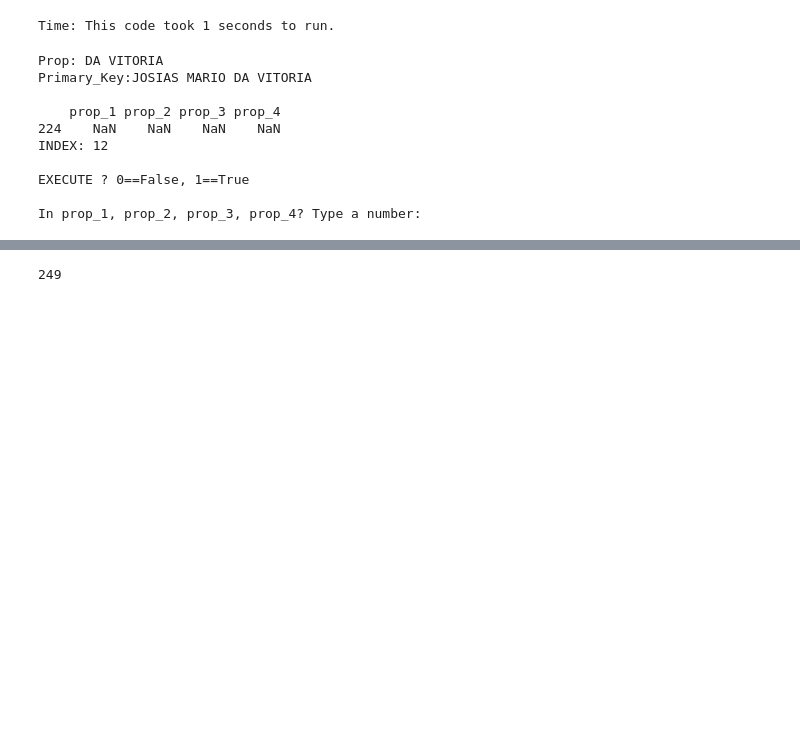
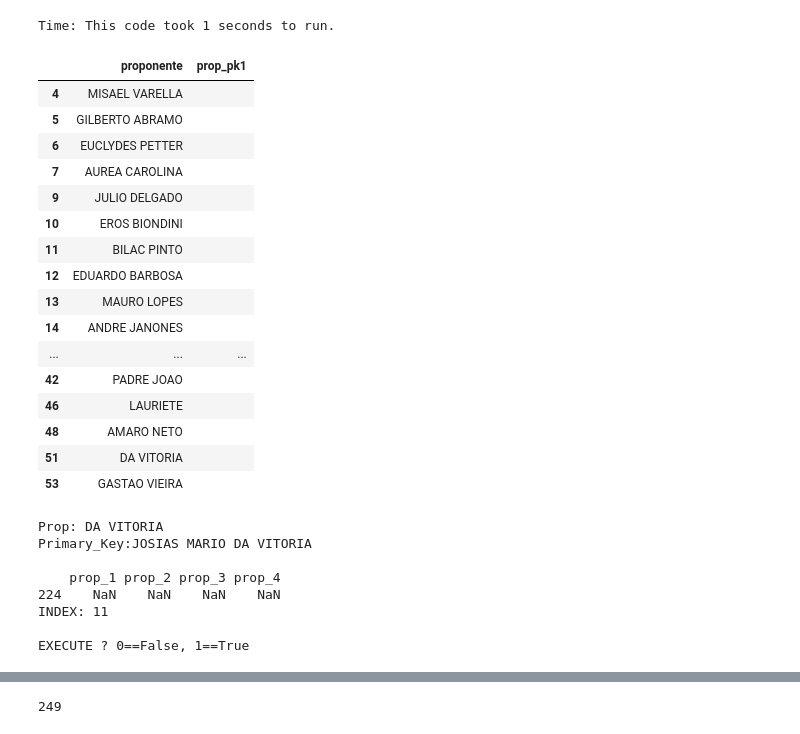
Before and after one commit to robertomdiniz5/Projeto-Controle-Financeiro-GESAC, a Jupyter notebook: controle_financeiro_gesac.ipynb, the cells around one changed output, grey strips where cells are left out. Cells and saved outputs as stored; diff of their text form; code cells hidden in the pictures; blank space fills up the shorter version.

```diff
--- a/controle_financeiro_gesac.ipynb
+++ b/controle_financeiro_gesac.ipynb
@@ -312,52 +320,71 @@ df_em['bancada']=''
 df_em['individual']= ''
 df_em.individual = df_em.emenda.apply(lambda x: False if 'individual' not in x else True)
 #df_em.bancada = df_em.emenda.apply(lambda x: str(x).split('bancada ')[-1].strip()[:-1] if '(bancada' in x else '')
 df_em.loc[df_em.individual == True]
 
 
 
 df_mt = df_em.loc[df_em.prop_pk1 == '']
 df_mt = df_mt[['proponente','prop_pk1']]
+df_mt.drop_duplicates(inplace=True)
 
 
 lst_pr_no_key = []
 for i,prop in enumerate(df_mt.proponente):
     for ii, prop_pk in enumerate(df_pr['prop_pk1']):
         if prop in prop_pk or prop_pk in prop:
             lst_pr_no_key.append((prop,prop_pk))
 
 def finding_more_prop_pks():
 
     print(f'\nProp: {value[0]}')
     print(f'Primary_Key:{value[1]}\n')
     print(df_pr.loc[df_pr.prop_pk1 == lst_pr_no_key[index][1]][['prop_1','prop_2', 'prop_3', 'prop_4']])
 
     print('INDEX:',index)
     sleep(1)
     print('\nEXECUTE ? 0==False, 1==True')
     rule = input('EXECUTE?')
     sleep(1)
-    print('\nIn prop_1, prop_2, prop_3, prop_4? Type a number: ')
-    prop = input('PROP NUMBER: ')
-    if rule == True:
+    if rule==True:
+        print('\nIn prop_1, prop_2, prop_3, prop_4? Type a number: ')
+        prop = input('PROP NUMBER: ')
         return exec(f"df_pr.prop_{prop}.loc[df_pr.prop_pk1 == lst_pr_no_key[index][1]]= lst_pr_no_key[index][0]")
     else: pass
+
+df_mt
+# %% [output]
+|  | proponente | prop_pk1 |
+| 4 | MISAEL VARELLA |  |
+| 5 | GILBERTO ABRAMO |  |
+| 6 | EUCLYDES PETTER |  |
+| 7 | AUREA CAROLINA |  |
+| 9 | JULIO DELGADO |  |
+| 10 | EROS BIONDINI |  |
+| 11 | BILAC PINTO |  |
+| 12 | EDUARDO BARBOSA |  |
+| 13 | MAURO LOPES |  |
+| 14 | ANDRE JANONES |  |
+| ... | ... | ... |
+| 42 | PADRE JOAO |  |
+| 46 | LAURIETE |  |
+| 48 | AMARO NETO |  |
+| 51 | DA VITORIA |  |
+| 53 | GASTAO VIEIRA |  |
 # %%
 for index, value in enumerate(lst_pr_no_key):
    finding_more_prop_pks()
    clear_output(wait=True)
-   sleep(1)
+   sleep(1)1
 # %% [output]
 Prop: DA VITORIA
 Primary_Key:JOSIAS MARIO DA VITORIA
 
     prop_1 prop_2 prop_3 prop_4
 224    NaN    NaN    NaN    NaN
-INDEX: 12
+INDEX: 11
 
 EXECUTE ? 0==False, 1==True
-
-In prop_1, prop_2, prop_3, prop_4? Type a number:
 # %%
 %cd Data_Source
 df_pr.to_excel('Proponentes.xlsx')
```
Also changed, not shown: parts of 9 cells of this notebook, 11 other files.
